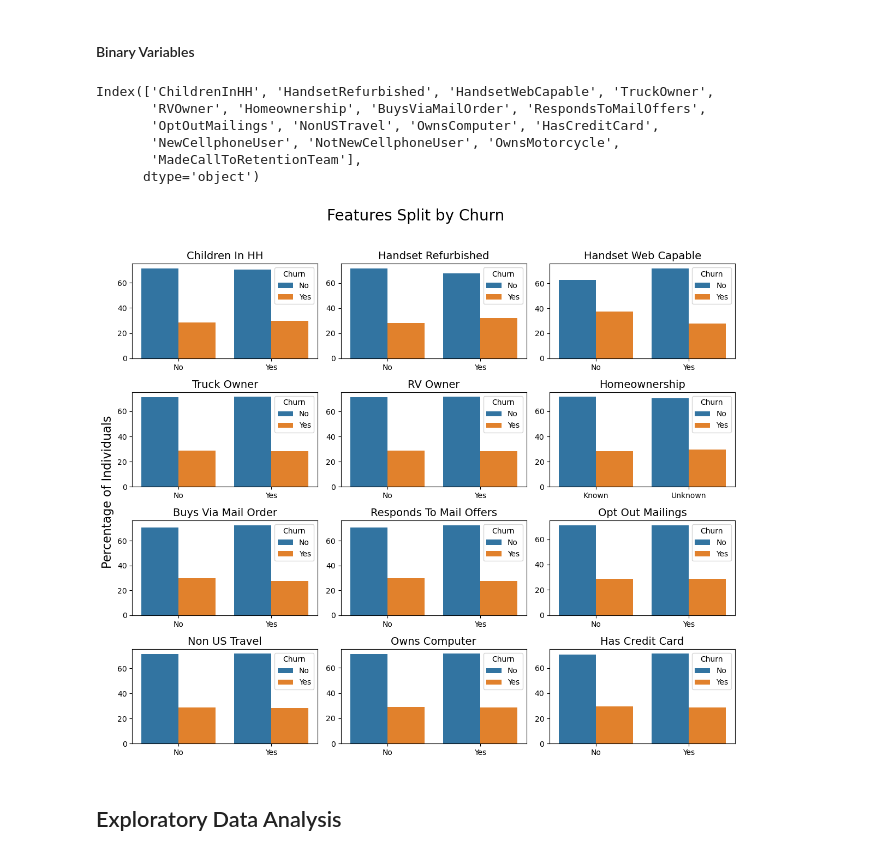
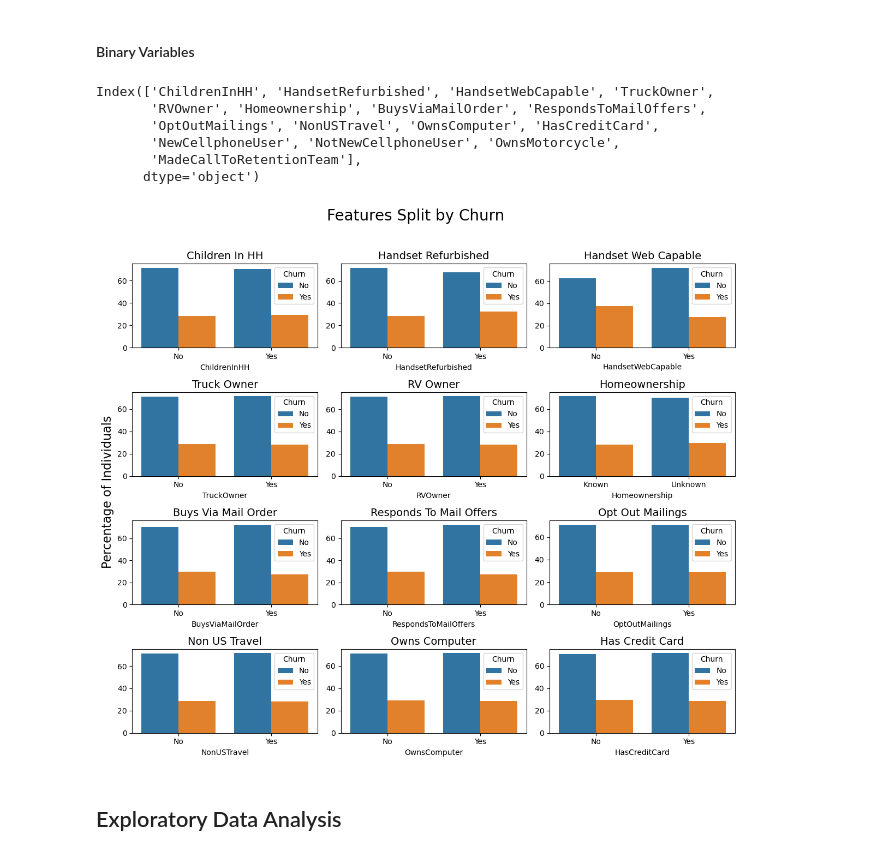
Before and after one commit to kayleeisokay/cs109a_final_project, a Jupyter notebook: MS3.ipynb, the cells around one changed output. Drawn from its saved outputs; the diff is of its cells as text; code cells hidden in the pictures.

```diff
--- a/MS3.ipynb
+++ b/MS3.ipynb
@@ -25,6 +35,6 @@ import string
 # %%
 train = pd.read_csv('./data/train_clean.csv')
 test = pd.read_csv('./data/test_clean.csv')
-data_dictionary = pd.read_csv('./data/Data_Dictionary.csv')
+data_dictionary = pd.read_csv('./data/data_dictionary.csv')
 pd.set_option('display.max_columns', None)  #Make it display all columns
 # %%
@@ -167,0 +114,24 @@ plt.show()
+# %%
+fig, ax = plt.subplots(figsize=(8, 6))
+
+plot_data = data_dictionary[~data_dictionary['Category'].isin(['Customer ID', "Response Variable"])]
+_ = sns.countplot(
+    x='Category',
+    data=plot_data,
+    order=plot_data['Category'].value_counts(ascending=True).index
+)
+for p in ax.patches:
+    ax.annotate(
+        format(p.get_height(), '.0f'),
+        (p.get_x() + p.get_width() / 2., p.get_height()),
+        ha = 'center', va = 'center',
+        xytext=(0, 5),
+        textcoords='offset points'
+    )
+ax.set_title("Count of Features in Each Category", fontsize=16)
+ax.set_ylabel("Count", fontsize=14)
+ax.set_xlabel("Category", fontsize=14)
+plt.xticks(rotation=45);
+
+if output_img:
+    plt.savefig('./img/m3_fig0.png', bbox_inches='tight')
@@ -218,7 +189,2 @@ def split_camel_case(text):
     res = re.findall(r'[A-Z]?[a-z]+|[A-Z]+(?=[A-Z][a-z]|$)', text)
     return ' '.join(res)
-# %%
-column = discrete_vars[1]
-
-counts = train[[column, "Churn"]].groupby('Churn').value_counts(normalize=True).reset_index()
-counts = counts.sort_values(column)
@@ -341,37 +307,37 @@ fig.savefig('./img/m3_fig3b.png', format='png', dpi=300, bbox_inches='tight')
 # %% [markdown]
 #### Binary Variables
-# %%
-binary_vars[1:]
-# %% [output]
-Index(['ChildrenInHH', 'HandsetRefurbished', 'HandsetWebCapable', 'TruckOwner',
-       'RVOwner', 'Homeownership', 'BuysViaMailOrder', 'RespondsToMailOffers',
-       'OptOutMailings', 'NonUSTravel', 'OwnsComputer', 'HasCreditCard',
-       'NewCellphoneUser', 'NotNewCellphoneUser', 'OwnsMotorcycle',
-       'MadeCallToRetentionTeam'],
-      dtype='object')
+# %%
+# Drop Response Variable - Churn
+binary_vars[1:]
+# %% [output]
+Index(['ChildrenInHH', 'HandsetRefurbished', 'HandsetWebCapable', 'TruckOwner',
+       'RVOwner', 'Homeownership', 'BuysViaMailOrder', 'RespondsToMailOffers',
+       'OptOutMailings', 'NonUSTravel', 'OwnsComputer', 'HasCreditCard',
+       'NewCellphoneUser', 'NotNewCellphoneUser', 'OwnsMotorcycle',
+       'MadeCallToRetentionTeam'],
+      dtype='object')
 # %%
 fig, ax = plt.subplots(4, 3, figsize=(12, 10))
 
-for ax, feature in zip(ax.ravel(), binary_vars[1:]):
+for ax, feature in zip(ax.ravel(), binary_vars[1:]): # Drop Response Variable - Churn
     plot_data = train[[feature, "Churn"]]
-    # Step 1: Count occurrences for each combination of 'sex' and 'admitted'
     grouped_data = plot_data.groupby([feature, "Churn"]).size().reset_index(name="count")
     grouped_data["percentage"] = grouped_data.groupby(feature)["count"].transform(lambda x: x / x.sum() * 100)
 
     _ = sns.barplot(
         x=feature,
         y="percentage",
         hue="Churn",
         data=grouped_data,
         ax=ax
     )
     ax.set_title(f"{split_camel_case(feature)}", fontsize=14)
     ax.set_ylabel("")
-    ax.set_xlabel("")
+    ax.set_xlabel(f"{feature}")
 
 fig.supylabel("Percentage of Individuals", fontsize=16)
 plt.suptitle("Features Split by Churn", fontsize=20, y=1.02)
 plt.tight_layout()
 # %% [output]
-[figure, old version]
+[figure, new version]
 # %%
```
Also changed, not shown: parts of 33 cells of this notebook, 4 other files.
